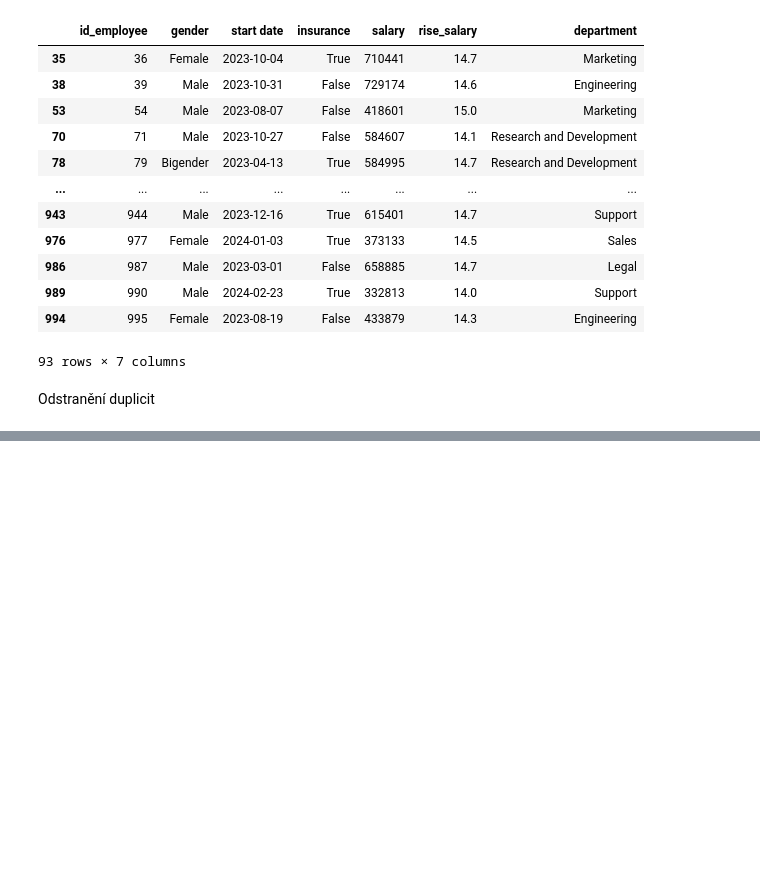
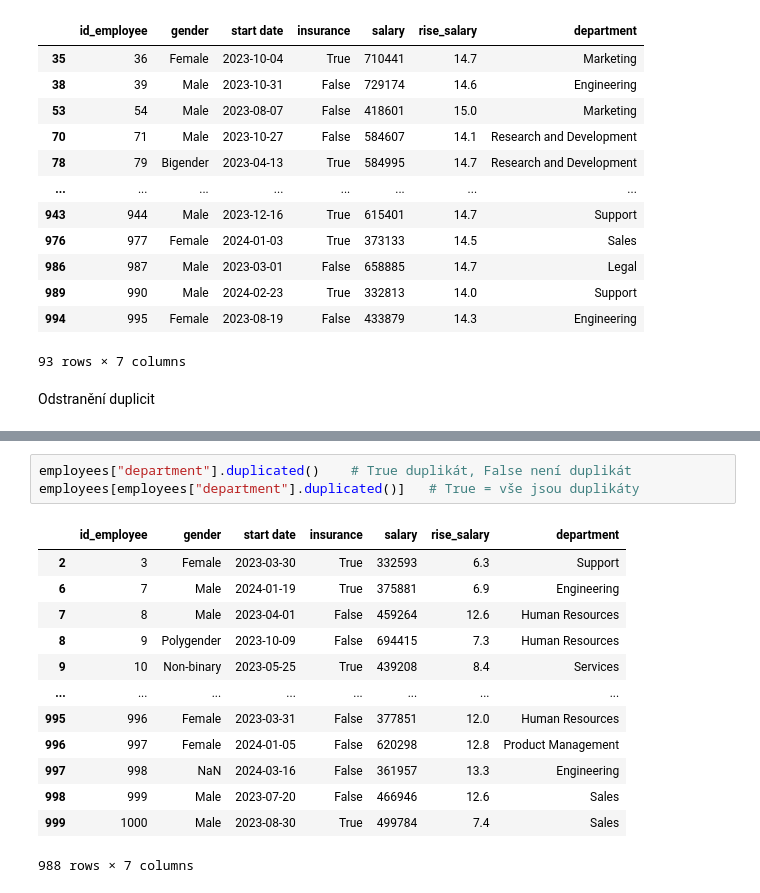
Before and after one commit to DavidKrecek/Datova-analyza, a Jupyter notebook: 55 pokračování - nalezení duplicitních hodnot (duplicated).ipynb, the cells around one changed output, grey strips where cells are left out. Saved outputs shown, nothing was run; the diff lists cells and outputs as text; blank space fills up the shorter version.

```diff
--- a/55 pokračování - odstranění duplicit.ipynb
+++ b/55 pokračování - nalezení duplicitních hodnot (duplicated).ipynb
@@ -516,0 +526,17 @@ Odstranění duplicit
+# %%
+employees["department"].duplicated()    # True duplikát, False není duplikát
+employees[employees["department"].duplicated()]   # True = vše jsou duplikáty
+# %% [output]
+|  | id_employee | gender | start date | insurance | salary | rise_salary | department |
+| 2 | 3 | Female | 2023-03-30 | True | 332593 | 6.3 | Support |
+| 6 | 7 | Male | 2024-01-19 | True | 375881 | 6.9 | Engineering |
+| 7 | 8 | Male | 2023-04-01 | False | 459264 | 12.6 | Human Resources |
+| 8 | 9 | Polygender | 2023-10-09 | False | 694415 | 7.3 | Human Resources |
+| 9 | 10 | Non-binary | 2023-05-25 | True | 439208 | 8.4 | Services |
+| ... | ... | ... | ... | ... | ... | ... | ... |
+| 995 | 996 | Female | 2023-03-31 | False | 377851 | 12.0 | Human Resources |
+| 996 | 997 | Female | 2024-01-05 | False | 620298 | 12.8 | Product Management |
+| 997 | 998 | NaN | 2024-03-16 | False | 361957 | 13.3 | Engineering |
+| 998 | 999 | Male | 2023-07-20 | False | 466946 | 12.6 | Sales |
+| 999 | 1000 | Male | 2023-08-30 | True | 499784 | 7.4 | Sales |
+988 rows × 7 columns
```
Also changed, not shown: parts of 7 cells of this notebook, 1 other file.
